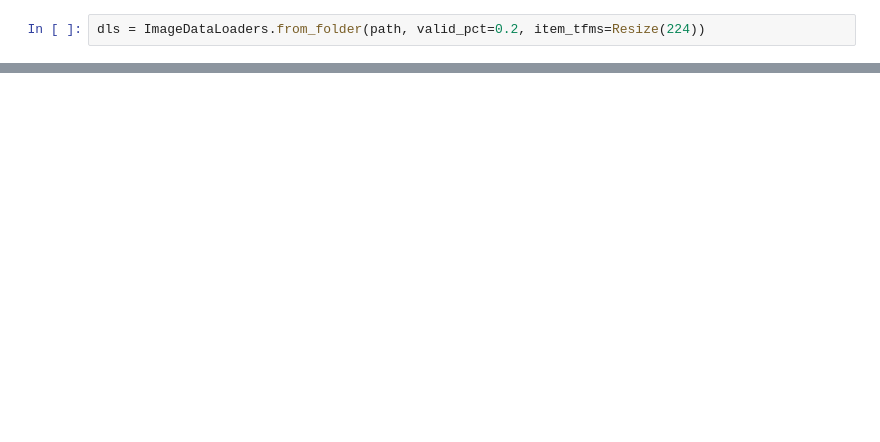
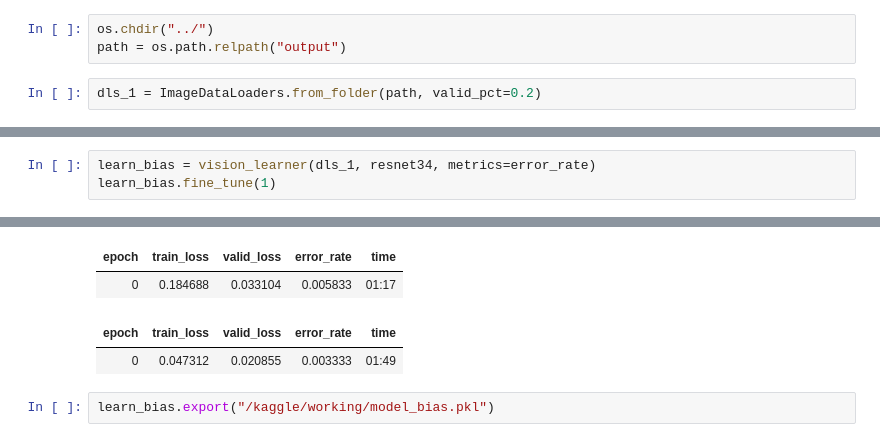
Before and after one commit to nick-leland/DistortionML, a Jupyter notebook: maze-transformation-detection.ipynb, the cells around one changed output, grey strips where cells are left out. Saved outputs shown, nothing was run; the diff lists cells and outputs as text; blank space fills up the shorter version.

```diff
--- a/maze-transformation-detection.ipynb
+++ b/maze-transformation-detection.ipynb
@@ -35,2 +30,5 @@ files = os.listdir(path)
+# %%
+os.chdir("../")
+path = os.path.relpath("output")
 # %%
-dls = ImageDataLoaders.from_folder(path, valid_pct=0.2, item_tfms=Resize(224))
+dls_1 = ImageDataLoaders.from_folder(path, valid_pct=0.2)
@@ -36,0 +39,4 @@ dls = ImageDataLoaders.from_folder(path, valid_pct=0.2, item_tfms=Resize(224))
+# %%
+learn_bias = vision_learner(dls_1, resnet34, metrics=error_rate)
+learn_bias.fine_tune(1)
+# %% [output]
@@ -36,0 +44,6 @@ dls = ImageDataLoaders.from_folder(path, valid_pct=0.2, item_tfms=Resize(224))
+| epoch | train_loss | valid_loss | error_rate | time |
+| 0 | 0.184688 | 0.033104 | 0.005833 | 01:17 |
+| epoch | train_loss | valid_loss | error_rate | time |
+| 0 | 0.047312 | 0.020855 | 0.003333 | 01:49 |
+# %%
+learn_bias.export("/kaggle/working/model_bias.pkl")
```
Also changed, not shown: parts of 21 cells of this notebook.
